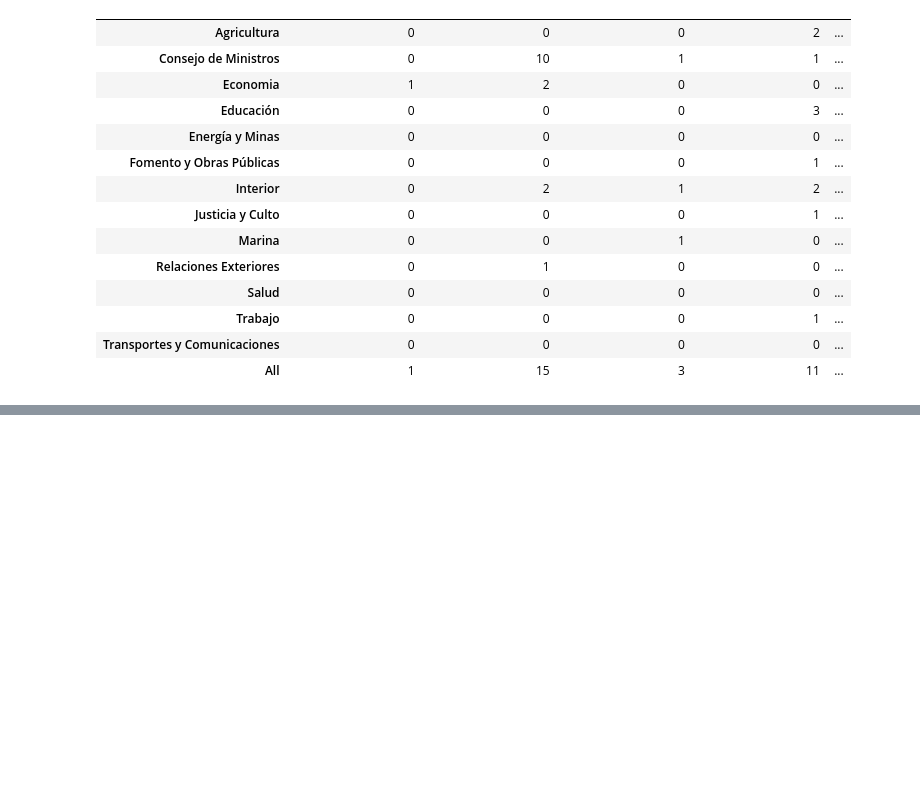
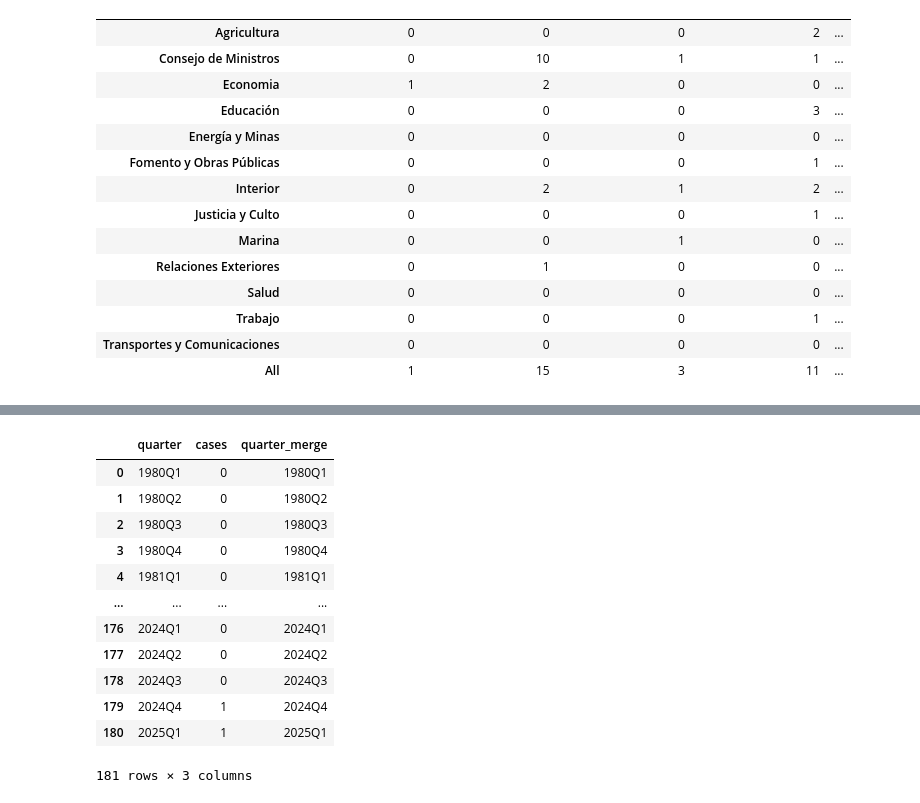
Before and after one commit to PULSO-PUCP/pcm_history, a Jupyter notebook: censuradata.ipynb, the cells around one changed output, grey strips where cells are left out. Saved outputs shown, nothing was run; the diff lists cells and outputs as text; code cells hidden in the pictures; blank space fills up the shorter version.

```diff
--- a/censuradata.ipynb
+++ b/censuradata.ipynb
@@ -408,0 +565,27 @@ censuras
+# %%
+import pandas as pd
+
+# Assuming your DataFrame is named 'censuras' and the quarter column is 'quarterCensoring_period'
+# and the cases column is 'cases'
+
+# 1. Determine the full range of quarters
+# Convert 'quarterCensoring_period' to Period objects for easier manipulation
+censuras['quarter_period'] = pd.PeriodIndex(censuras['quarterCensoring_period'], freq='Q')
+
+# # Find the minimum and maximum quarter
+min_quarter = censuras['quarter_period'].min()
+max_quarter = censuras['quarter_period'].max()
+
+# # Create a complete range of quarters
+all_quarters = pd.period_range(min_quarter, max_quarter, freq='Q')
+
+# # 2. Group by 'quarterCensoring_period' and sum 'cases'
+quarterly_cases = censuras.groupby('quarterCensoring_period')['cases'].sum()
+
+# # Convert the index of the grouped result to PeriodIndex for alignment
+quarterly_cases.index = pd.PeriodIndex(quarterly_cases.index, freq='Q')
+
+# # 3. Reindex with all quarters and fill missing values with 0
+quarterly_cases_complete = quarterly_cases.reindex(all_quarters, fill_value=0)
+
+print(quarterly_cases_complete)
@@ -408,0 +605,3 @@ censuras
+# %%
+censoring_inQ=quarterly_cases_complete.reset_index()
+censoring_inQ
@@ -408,0 +622,4 @@ censuras
+# %%
+censoring_inQ.rename(columns={'index':'quarter'},inplace=True)
+# %%
+censoring_inQ['quarter_merge']=censoring_inQ['quarter'].astype('str')
@@ -408,0 +639,18 @@ censuras
+# %%
+censoring_inQ_model=censoring_inQ[censoring_inQ.quarter>'1979Q4']
+censoring_inQ_model.reset_index(drop=True,inplace=True)
+censoring_inQ_model
+# %% [output]
+|  | quarter | cases | quarter_merge |
+| 0 | 1980Q1 | 0 | 1980Q1 |
+| 1 | 1980Q2 | 0 | 1980Q2 |
+| 2 | 1980Q3 | 0 | 1980Q3 |
+| 3 | 1980Q4 | 0 | 1980Q4 |
+| 4 | 1981Q1 | 0 | 1981Q1 |
+| ... | ... | ... | ... |
+| 176 | 2024Q1 | 0 | 2024Q1 |
+| 177 | 2024Q2 | 0 | 2024Q2 |
+| 178 | 2024Q3 | 0 | 2024Q3 |
+| 179 | 2024Q4 | 1 | 2024Q4 |
+| 180 | 2025Q1 | 1 | 2025Q1 |
+181 rows × 3 columns
```
Also changed, not shown: parts of 15 cells of this notebook, 16 other files.
